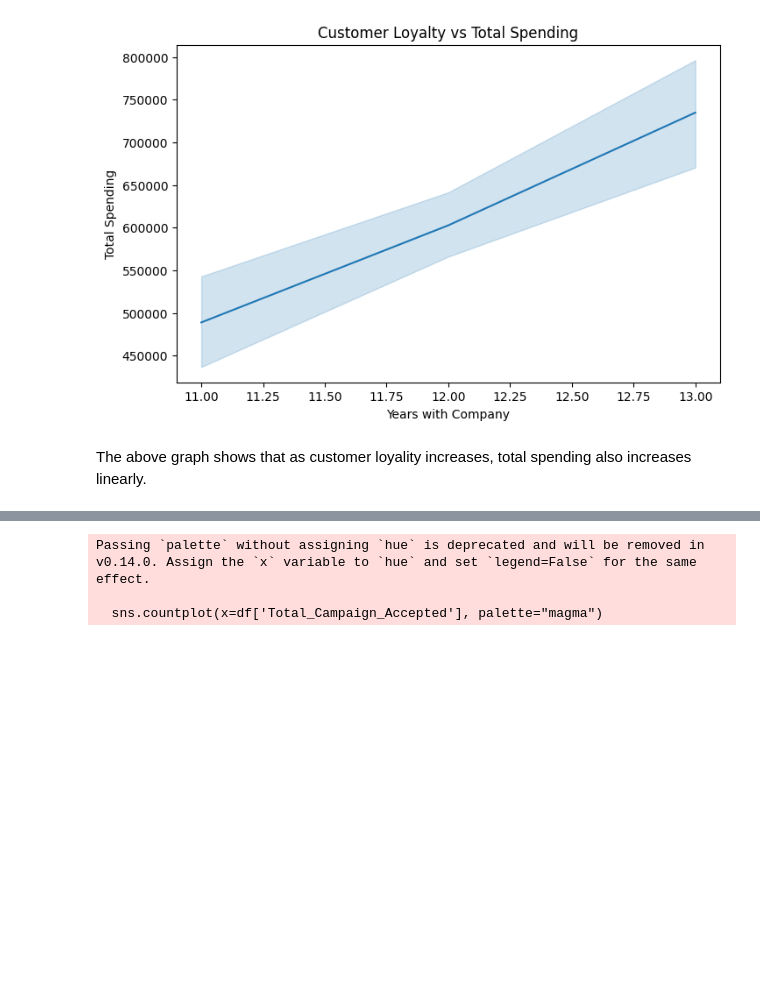
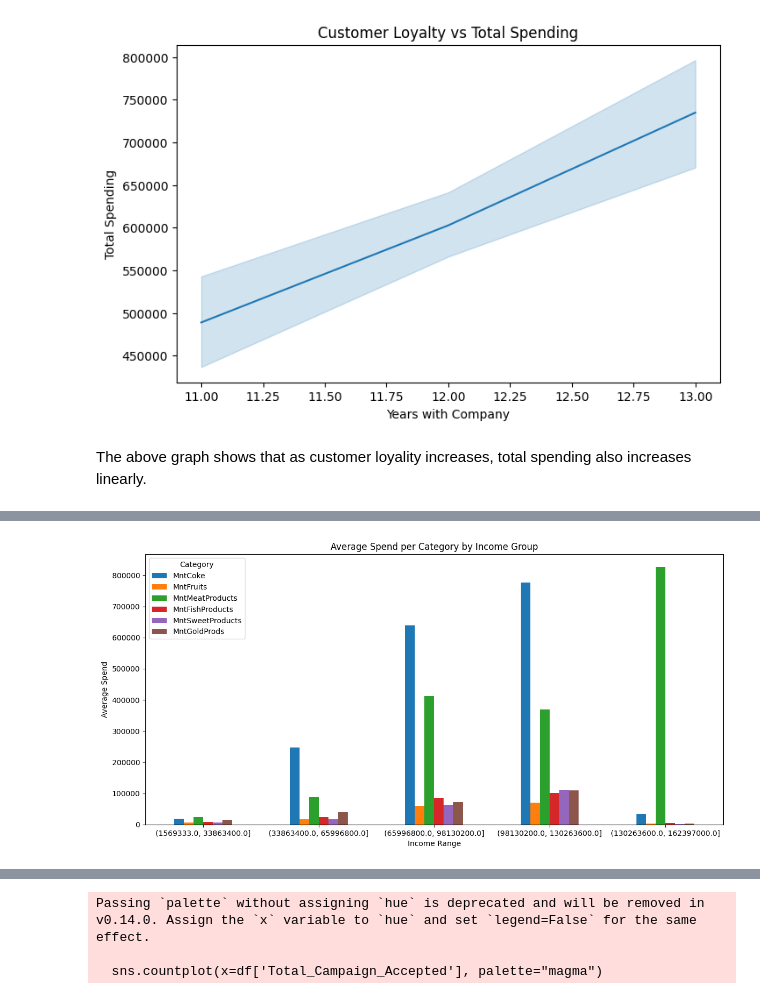
Before and after one commit to gowthamav007/sample-customer-analysis, a Jupyter notebook: Customer_Analysis.ipynb, the cells around one changed output, grey strips where cells are left out. Saved outputs shown, nothing was run; the diff lists cells and outputs as text; code cells hidden in the pictures; blank space fills up the shorter version.

```diff
--- a/Customer_Analysis.ipynb
+++ b/Customer_Analysis.ipynb
@@ -441,0 +426,15 @@ plt.show()
+# %%
+
+# Category-Specific Spend Trends
+# spend_cols = ['MntCoke', 'MntFruits', 'MntMeatProducts', 'MntFishProducts', 'MntSweetProducts', 'MntGoldProds']
+category_avg_spend = df.groupby(pd.cut(df['Income'], bins=5))[spend_cols].mean()
+category_avg_spend.plot(kind='bar', figsize=(12,6))
+plt.title('Average Spend per Category by Income Group')
+plt.ylabel('Average Spend')
+plt.xlabel('Income Range')
+plt.xticks(rotation=0)
+plt.legend(title='Category')
+plt.tight_layout()
+plt.show()
+# %% [output]
+[figure, added]
```
Also changed, not shown: parts of 13 cells of this notebook.
